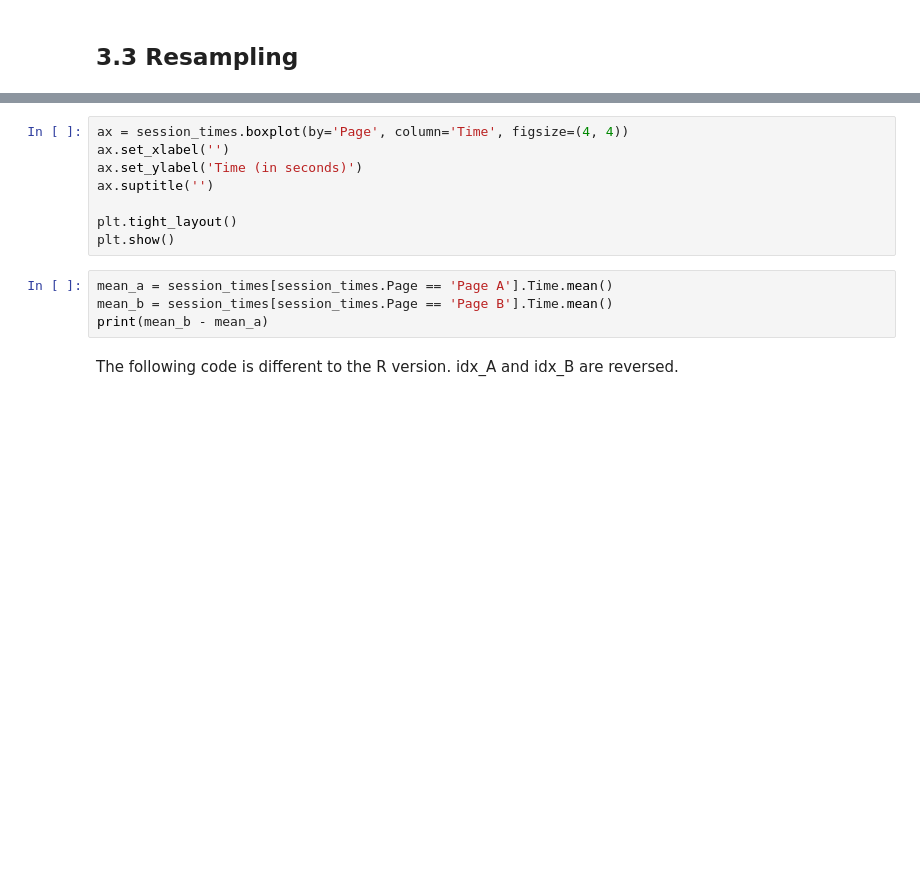
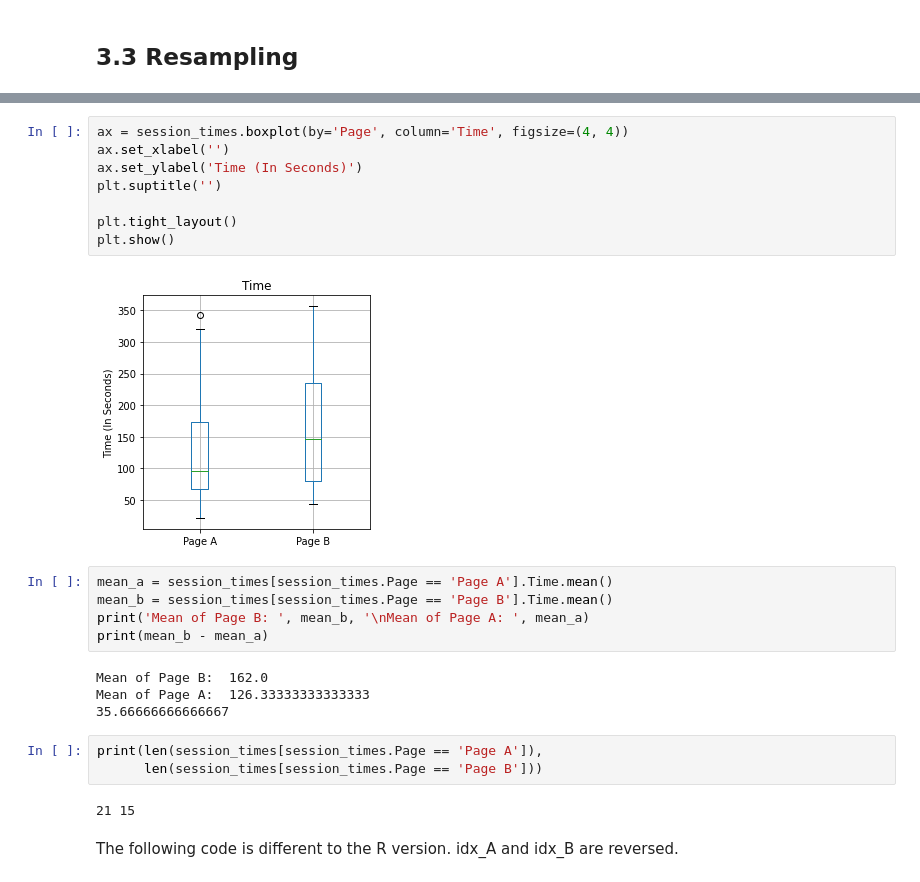
Before and after one commit to young-hwanlee/my-practical-statistics-for-data-scientists, a Jupyter notebook: Chapter_3_Statistical_Experiments_and_Significance_Testing.ipynb, the cells around one changed output, grey strips where cells are left out. Cells and saved outputs as stored; diff of their text form; blank space fills up the shorter version.

```diff
--- a/Chapter_3_Statistical_Experiments_and_Significance_Testing.ipynb
+++ b/Chapter_3_Statistical_Experiments_and_Significance_Testing.ipynb
@@ -49,14 +68,26 @@ session_times.Time = 100 * session_times.Time
 # %%
 ax = session_times.boxplot(by='Page', column='Time', figsize=(4, 4))
 ax.set_xlabel('')
-ax.set_ylabel('Time (in seconds)')
-ax.suptitle('')
+ax.set_ylabel('Time (In Seconds)')
+plt.suptitle('')
 
 plt.tight_layout()
 plt.show()
+# %% [output]
+[figure, added]
 # %%
 mean_a = session_times[session_times.Page == 'Page A'].Time.mean()
 mean_b = session_times[session_times.Page == 'Page B'].Time.mean()
+print('Mean of Page B: ', mean_b, '\nMean of Page A: ', mean_a)
 print(mean_b - mean_a)
+# %% [output]
+Mean of Page B:  162.0
+Mean of Page A:  126.33333333333333
+35.66666666666667
+# %%
+print(len(session_times[session_times.Page == 'Page A']),
+      len(session_times[session_times.Page == 'Page B']))
+# %% [output]
+21 15
 # %% [markdown]
 The following code is different to the R version. idx_A and idx_B are reversed.
```
Also changed, not shown: parts of 31 cells of this notebook.
